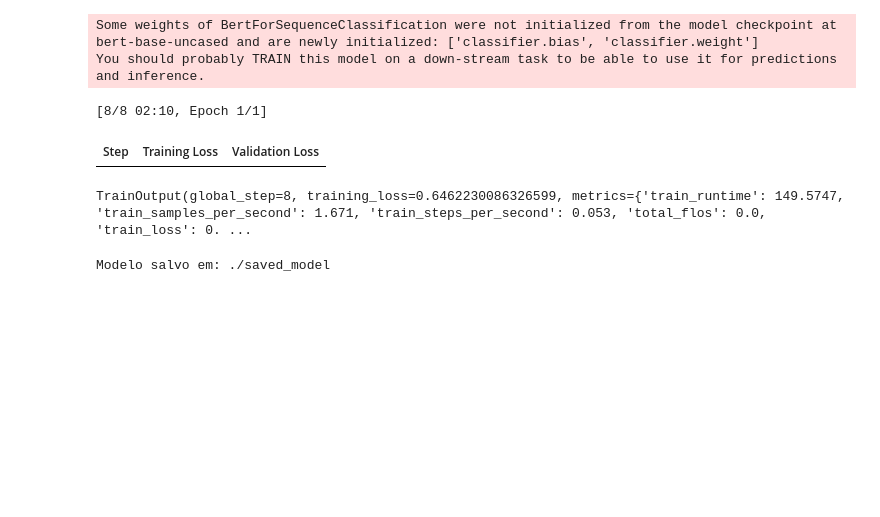
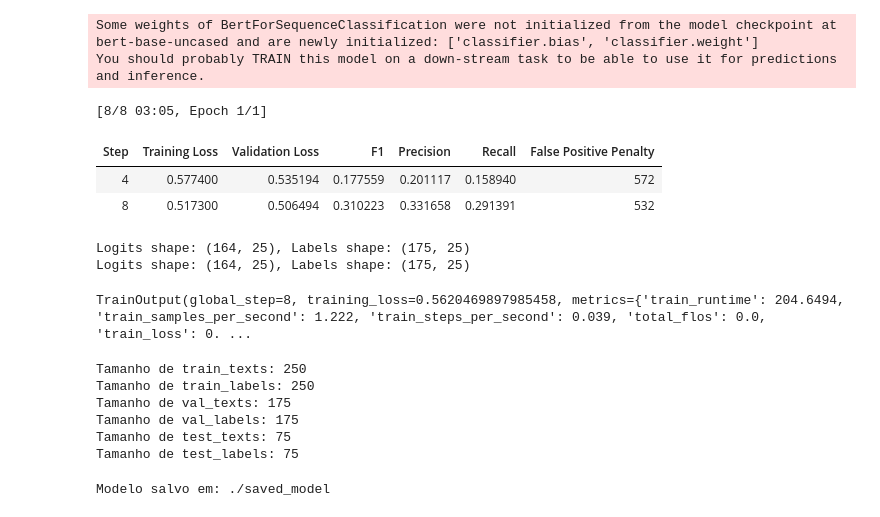
Before and after one commit to thaisfds/NLP_Natural_Language_Processing_Projects, a Jupyter notebook: TP_FINAL/main.ipynb, the cells around one changed output. Drawn from its saved outputs; the diff is of its cells as text; code cells hidden in the pictures; blank space fills up the shorter version.

```diff
--- a/TP_FINAL/main.ipynb
+++ b/TP_FINAL/main.ipynb
@@ -238,6 +238,8 @@ test_encodings = tokenize_function(test_texts)
 
 # Criar datasets para o treinamento
 def create_hf_dataset(inputs, labels):
+    # Verifique se todos os arrays têm o mesmo comprimento
+    assert len(inputs['input_ids']) == len(inputs['attention_mask']) == len(labels), "Mismatch in data sizes"
     return Dataset.from_dict({
         "input_ids": inputs['input_ids'].tolist(),
         "attention_mask": inputs['attention_mask'].tolist(),
@@ -269,11 +271,19 @@ You should probably TRAIN this model on a down-stream task to be able to use it
 # Função para calcular métricas
 def compute_metrics(eval_pred):
     logits, labels = eval_pred
-    predictions = (logits > 0).astype(int)  # Converte logits em previsões binárias
+    print(f"Logits shape: {logits.shape}, Labels shape: {labels.shape}")  # Verifica tamanho
+
+    # Verifica se o número de amostras é o mesmo
+    if logits.shape[0] != labels.shape[0]:
+        min_samples = min(logits.shape[0], labels.shape[0])
+        logits = logits[:min_samples]
+        labels = labels[:min_samples]
+
+    # Converte logits em previsões binárias (0 ou 1)
+    predictions = (logits > 0).astype(int)
 
     # Cálculo das métricas
     f1 = f1_score(labels, predictions, average='micro')
-    accuracy = accuracy_score(labels, predictions)
     precision = precision_score(labels, predictions, average='micro')
     recall = recall_score(labels, predictions, average='micro')
 
@@ -281,16 +291,12 @@ def compute_metrics(eval_pred):
     false_positives = ((predictions == 1) & (labels == 0)).sum()
     false_positives_penalty = false_positives * 2  # Aumente o multiplicador para penalizar mais
 
-    # Se necessário, você pode adicionar o custo da penalização à precisão ou recall
-    # Aqui estamos apenas reportando a penalização separadamente
     return {
-        "accuracy": accuracy,
         "f1": f1,
         "precision": precision,
         "recall": recall,
         "false_positive_penalty": false_positives_penalty
     }
-
 # Subclasse personalizada de Trainer
 class CustomTrainer(Trainer):
     def compute_loss(self, model, inputs, return_outputs=False, **kwargs):
@@ -305,38 +311,56 @@ class CustomTrainer(Trainer):
 # %%
 # Configurar o treinamento
 training_args = TrainingArguments(
     output_dir="./training_output",
     eval_strategy="steps",
     save_strategy="steps",
-    eval_steps=50,
-    save_steps=50,
+    eval_steps=4,
+    save_steps=4,
     per_device_train_batch_size=16,
     per_device_eval_batch_size=16,
     gradient_accumulation_steps=2,
     learning_rate=5e-5,
     weight_decay=0.01,
     num_train_epochs=1,
     logging_dir="./training_output/log",
     save_total_limit=2,
-    logging_steps=10,
+    logging_steps=2,
     fp16=True,
 )
 
 # Criar o Trainer personalizado
 trainer = CustomTrainer(
     model=model,
     args=training_args,
     train_dataset=train_dataset,
-    eval_dataset=test_dataset,
+    eval_dataset=val_dataset,
     compute_metrics=compute_metrics,
 )
 
-# Iniciar o treinamento
+# Avaliar o modelo
 trainer.train()
 # %% [output]
-[8/8 02:10, Epoch 1/1]
+[8/8 03:05, Epoch 1/1]
-| Step | Training Loss | Validation Loss |
+| Step | Training Loss | Validation Loss | F1 | Precision | Recall | False Positive Penalty |
+| 4 | 0.577400 | 0.535194 | 0.177559 | 0.201117 | 0.158940 | 572 |
+| 8 | 0.517300 | 0.506494 | 0.310223 | 0.331658 | 0.291391 | 532 |
-TrainOutput(global_step=8, training_loss=0.6462230086326599, metrics={'train_runtime': 149.5747, 'train_samples_per_second': 1.671, 'train_steps_per_second': 0.053, 'total_flos': 0.0, 'train_loss': 0. ...
+Logits shape: (164, 25), Labels shape: (175, 25)
+Logits shape: (164, 25), Labels shape: (175, 25)
+TrainOutput(global_step=8, training_loss=0.5620469897985458, metrics={'train_runtime': 204.6494, 'train_samples_per_second': 1.222, 'train_steps_per_second': 0.039, 'total_flos': 0.0, 'train_loss': 0. ...
+# %%
+print(f"Tamanho de train_texts: {len(train_texts)}")
+print(f"Tamanho de train_labels: {len(train_labels)}")
+print(f"Tamanho de val_texts: {len(val_texts)}")
+print(f"Tamanho de val_labels: {len(val_labels)}")
+print(f"Tamanho de test_texts: {len(test_texts)}")
+print(f"Tamanho de test_labels: {len(test_labels)}")
+# %% [output]
+Tamanho de train_texts: 250
+Tamanho de train_labels: 250
+Tamanho de val_texts: 175
+Tamanho de val_labels: 175
+Tamanho de test_texts: 75
+Tamanho de test_labels: 75
 # %%
 # Salvar o modelo
 def save_model(model, tokenizer, save_directory):
```
Also changed, not shown: parts of 4 cells of this notebook.
